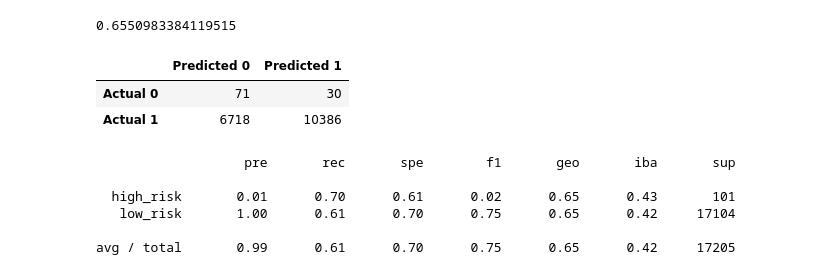
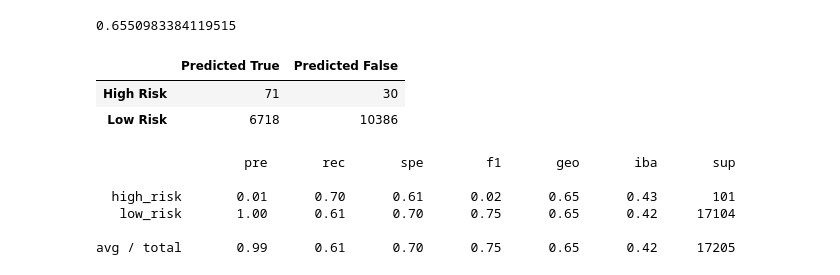
Before and after one commit to jgarbett44/Credit_Risk_Analysis, a Jupyter notebook: credit_risk_resampling.ipynb, the cells around one changed output. Drawn from its saved outputs; the diff is of its cells as text; code cells hidden in the pictures.

```diff
--- a/credit_risk_resampling.ipynb
+++ b/credit_risk_resampling.ipynb
@@ -151,18 +151,18 @@ balanced_accuracy_score(y_test,y_pred)
 # %%
 # Display the confusion matrix
 from sklearn.metrics import confusion_matrix
 confMatrix = confusion_matrix(y_test, y_pred)
 
 
 confMatrix_df = pd.DataFrame(
-    confMatrix, index=["Actual 0", "Actual 1"], columns=["Predicted 0", "Predicted 1"]
+    confMatrix, index=["High Risk", "Low Risk"], columns=["Predicted True", "Predicted False"]
 )
 
 confMatrix_df
 # %% [output]
-|  | Predicted 0 | Predicted 1 |
-| Actual 0 | 71 | 30 |
-| Actual 1 | 6718 | 10386 |
+|  | Predicted True | Predicted False |
+| High Risk | 71 | 30 |
+| Low Risk | 6718 | 10386 |
 # %%
 # Print the imbalanced classification report
 from imblearn.metrics import classification_report_imbalanced
```
Also changed, not shown: parts of 3 cells of this notebook, 3 other files.
